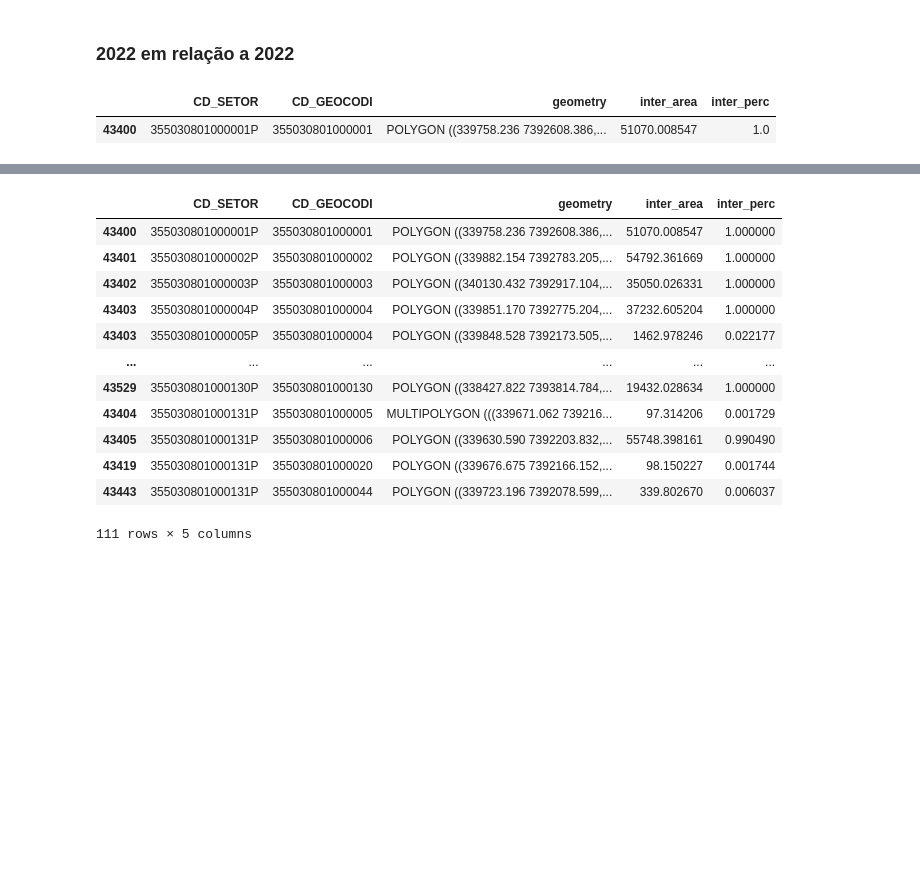
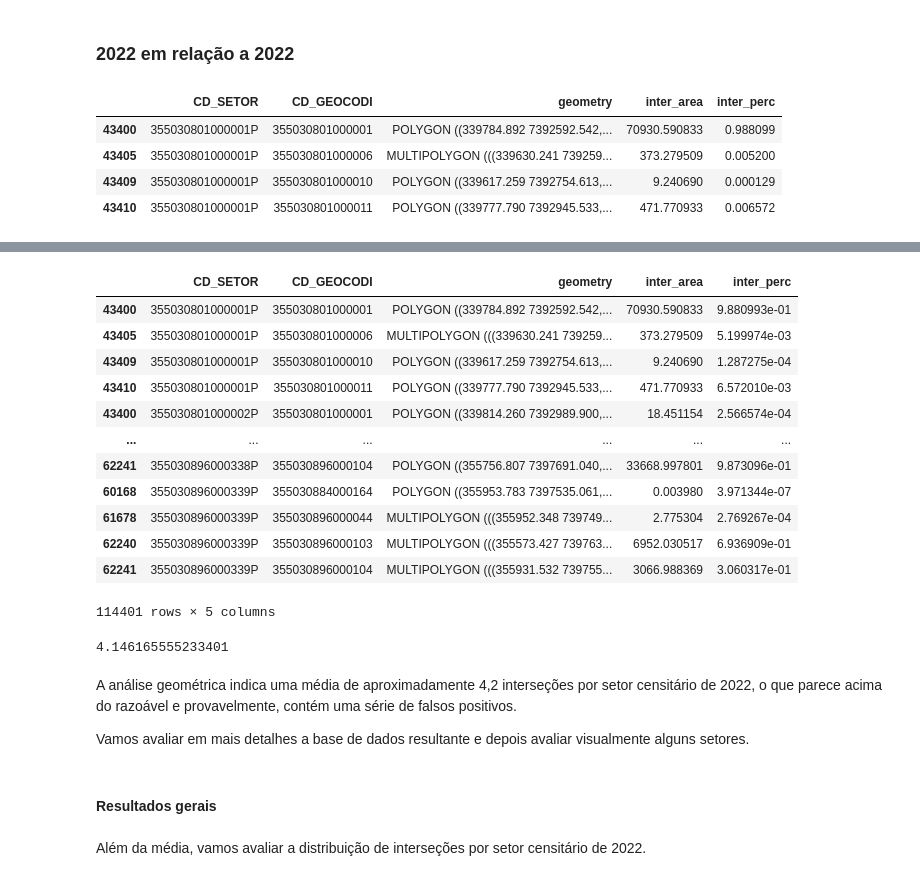
Before and after one commit to sepep-pmsp/compatibilizacao-setores-censitarios, a Jupyter notebook: Compatibilização.ipynb, the cells around one changed output, grey strips where cells are left out. Saved outputs shown, nothing was run; the diff lists cells and outputs as text; code cells hidden in the pictures; blank space fills up the shorter version.

```diff
--- a/Compatibilização.ipynb
+++ b/Compatibilização.ipynb
@@ -305,7 +306,15 @@ As próximas seções buscam calcular essas duas formas.
 # %% [markdown]
 ### 2022 em relação a 2022
 # %%
-def prop(row:GeoSeries, other:GeoSeries|GeoDataFrame, buffer:float=-16, left_key_col:str=None, right_key_col:str=None, only_intersections:bool=True) -> GeoDataFrame:
+def prop(
+    row:GeoSeries,
+    other:GeoSeries|GeoDataFrame,
+    buffer:float=0,
+    left_key_col:str=None,
+    right_key_col:str=None,
+    only_intersections:bool=True,
+    method:str='intersection'
+) -> GeoDataFrame:
     """
     Calcula as propriedades de interseção entre uma GeoSeries (representando uma geometria única) e uma GeoSeries (contendo uma série de geometrias) ou GeoDataFrame.
 
@@ -316,6 +325,7 @@ def prop(row:GeoSeries, other:GeoSeries|GeoDataFrame, buffer:float=-16, left_key
     - left_key_col (str, opcional): Nome da coluna em 'row' representando o valor da chave. O padrão é None.
     - right_key_col (str, opcional): Nome da coluna em 'other' representando o valor da chave. O padrão é None.
     - only_intersections (bool, opcional): Se True, retorna apenas geometrias com área de interseção não nula. O padrão é True.
+    - method (str, opcional): Pode receber os valores de 'intersection' ou 'difference'. O padrão é 'intersection'.
 
     Retorna:
     - GeoDataFrame: Um GeoDataFrame contendo as propriedades de interseção, incluindo as geometrias intersectadas, área de interseção e
@@ -329,6 +339,8 @@ def prop(row:GeoSeries, other:GeoSeries|GeoDataFrame, buffer:float=-16, left_key
     - A coluna 'inter_perc' representa o percentual da área de interseção em relação à área da geometria original de 'row'.
     - Se 'left_key_col' for fornecido, a coluna especificada de 'row' será incluída no GeoDataFrame resultante.
     - Se 'only_intersections' for True, o GeoDataFrame resultante conterá apenas geometrias intersectadas (onde 'inter_perc' > 0).
+    - Se 'method' for 'intersection', a similaridade é calculada pela interseção entre a geometrias de row e other.
+    - Se 'differnce', primeiro é calculada a diferença das geometrias de row e other e a similaridade é caculada como 1 - diferença.area/row.geometry.area.
     """
     geom = row['geometry']
     geom = geom.buffer(buffer)
@@ -343,9 +355,15 @@ def prop(row:GeoSeries, other:GeoSeries|GeoDataFrame, buffer:float=-16, left_key
     if isinstance(other, GeoSeries):
         gdf = GeoDataFrame({'geometry': other.copy()})
         gdf.set_geometry('geometry')
-    gdf['geometry'] = gdf.intersection(geom)
-    gdf['inter_area'] = gdf['geometry'].area
-    gdf['inter_perc'] = gdf['inter_area']/geom.area
+
+    if method=='intersection':
+        gdf['geometry'] = gdf.intersection(geom)
+        gdf['inter_area'] = gdf['geometry'].area
+        gdf['inter_perc'] = gdf['inter_area']/geom.area
+    elif method=='difference':
+        gdf['geometry'] = gdf['geometry'].apply(lambda x: geom.difference(x))
+        gdf['inter_perc'] = 1- gdf['geometry'].area/geom.area
+
     if left_key_col:
         gdf.insert(0, left_key_col, row[left_key_col])
     if only_intersections:
@@ -570,10 +620,13 @@ setores22 = setores22.to_crs('EPSG:31983')
 prop(setores22.iloc[0], setores10, left_key_col='CD_SETOR', right_key_col='CD_GEOCODI')
 # %% [output]
 |  | CD_SETOR | CD_GEOCODI | geometry | inter_area | inter_perc |
-| 43400 | 355030801000001P | 355030801000001 | POLYGON ((339758.236 7392608.386,... | 51070.008547 | 1.0 |
+| 43400 | 355030801000001P | 355030801000001 | POLYGON ((339784.892 7392592.542,... | 70930.590833 | 0.988099 |
+| 43405 | 355030801000001P | 355030801000006 | MULTIPOLYGON (((339630.241 739259... | 373.279509 | 0.005200 |
+| 43409 | 355030801000001P | 355030801000010 | POLYGON ((339617.259 7392754.613,... | 9.240690 | 0.000129 |
+| 43410 | 355030801000001P | 355030801000011 | POLYGON ((339777.790 7392945.533,... | 471.770933 | 0.006572 |
 # %%
 %%time
-props_22 = setores22[:100].apply(lambda x: prop(x, setores10, left_key_col='CD_SETOR', right_key_col='CD_GEOCODI'), axis=1)
+props_22 = setores22.apply(lambda x: prop(x, setores10, left_key_col='CD_SETOR', right_key_col='CD_GEOCODI'), axis=1)
 props_22 = pd.concat(props_22.values)
 props_22
 # %% [output]
@@ -582,13 +635,13 @@ Wall time: 7.69 s
 |  | CD_SETOR | CD_GEOCODI | geometry | inter_area | inter_perc |
-| 43400 | 355030801000001P | 355030801000001 | POLYGON ((339758.236 7392608.386,... | 51070.008547 | 1.000000 |
-| 43401 | 355030801000002P | 355030801000002 | POLYGON ((339882.154 7392783.205,... | 54792.361669 | 1.000000 |
-| 43402 | 355030801000003P | 355030801000003 | POLYGON ((340130.432 7392917.104,... | 35050.026331 | 1.000000 |
-| 43403 | 355030801000004P | 355030801000004 | POLYGON ((339851.170 7392775.204,... | 37232.605204 | 1.000000 |
-| 43403 | 355030801000005P | 355030801000004 | POLYGON ((339848.528 7392173.505,... | 1462.978246 | 0.022177 |
+| 43400 | 355030801000001P | 355030801000001 | POLYGON ((339784.892 7392592.542,... | 70930.590833 | 9.880993e-01 |
+| 43405 | 355030801000001P | 355030801000006 | MULTIPOLYGON (((339630.241 739259... | 373.279509 | 5.199974e-03 |
+| 43409 | 355030801000001P | 355030801000010 | POLYGON ((339617.259 7392754.613,... | 9.240690 | 1.287275e-04 |
+| 43410 | 355030801000001P | 355030801000011 | POLYGON ((339777.790 7392945.533,... | 471.770933 | 6.572010e-03 |
+| 43400 | 355030801000002P | 355030801000001 | POLYGON ((339814.260 7392989.900,... | 18.451154 | 2.566574e-04 |
 | ... | ... | ... | ... | ... | ... |
-| 43529 | 355030801000130P | 355030801000130 | POLYGON ((338427.822 7393814.784,... | 19432.028634 | 1.000000 |
-| 43404 | 355030801000131P | 355030801000005 | MULTIPOLYGON (((339671.062 739216... | 97.314206 | 0.001729 |
-| 43405 | 355030801000131P | 355030801000006 | POLYGON ((339630.590 7392203.832,... | 55748.398161 | 0.990490 |
-| 43419 | 355030801000131P | 355030801000020 | POLYGON ((339676.675 7392166.152,... | 98.150227 | 0.001744 |
-| 43443 | 355030801000131P | 355030801000044 | POLYGON ((339723.196 7392078.599,... | 339.802670 | 0.006037 |
+| 62241 | 355030896000338P | 355030896000104 | POLYGON ((355756.807 7397691.040,... | 33668.997801 | 9.873096e-01 |
+| 60168 | 355030896000339P | 355030884000164 | POLYGON ((355953.783 7397535.061,... | 0.003980 | 3.971344e-07 |
+| 61678 | 355030896000339P | 355030896000044 | MULTIPOLYGON (((355952.348 739749... | 2.775304 | 2.769267e-04 |
+| 62240 | 355030896000339P | 355030896000103 | MULTIPOLYGON (((355573.427 739763... | 6952.030517 | 6.936909e-01 |
+| 62241 | 355030896000339P | 355030896000104 | MULTIPOLYGON (((355931.532 739755... | 3066.988369 | 3.060317e-01 |
-111 rows × 5 columns
+114401 rows × 5 columns
@@ -594,0 +650,12 @@ Wall time: 7.69 s
+# %%
+props_22.shape[0]/setores22.shape[0]
+# %% [output]
+4.146165555233401
+# %% [markdown]
+A análise geométrica indica uma média de aproximadamente 4,2 interseções por setor censitário de 2022, o que parece acima do razoável e provavelmente, contém uma série de falsos positivos.
+
+Vamos avaliar em mais detalhes a base de dados resultante e depois avaliar visualmente alguns setores.
+# %% [markdown]
+#### Resultados gerais
+# %% [markdown]
+Além da média, vamos avaliar a distribuição de interseções por setor censitário de 2022.
```
Also changed, not shown: parts of 42 cells of this notebook, 1 other file.
